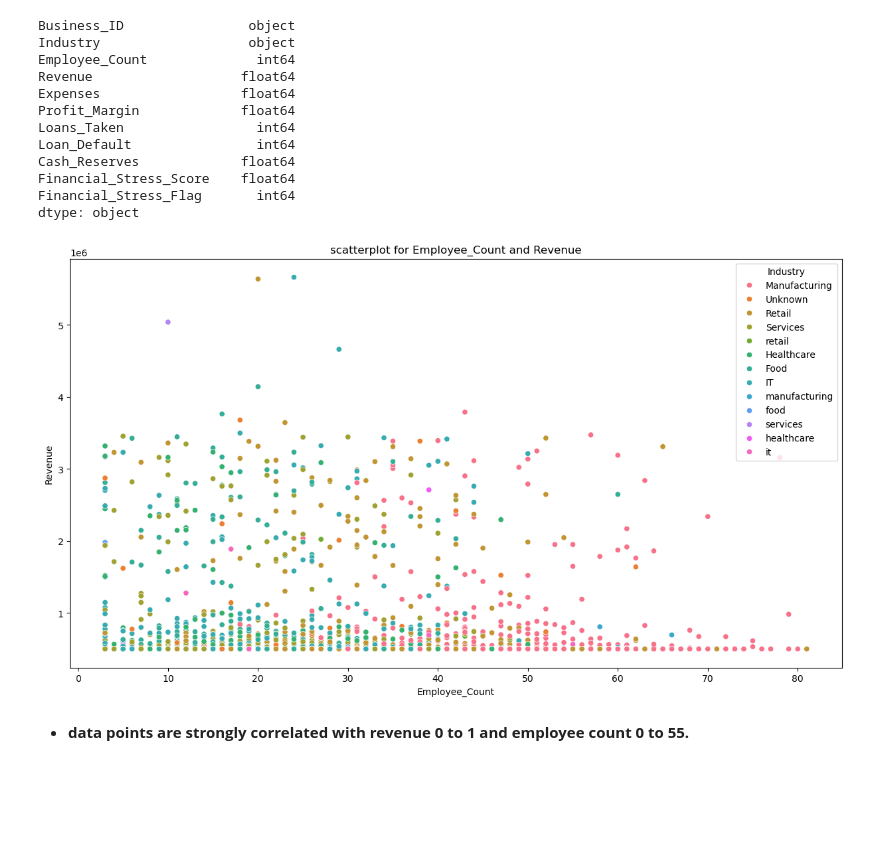
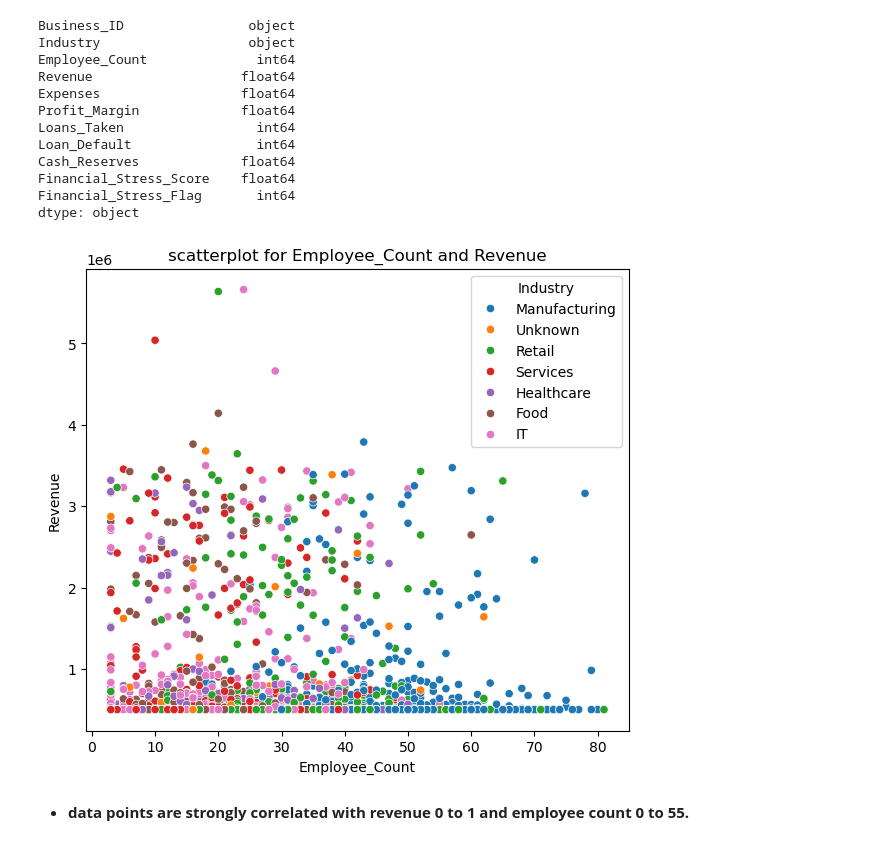
Before and after one commit to ashwinisaundore/SME_Financial_Health_Dataset, a Jupyter notebook: SME_Financial_Health_Dataset.ipynb, the cells around one changed output. Cells and saved outputs as stored; diff of their text form; code cells hidden in the pictures; blank space fills up the shorter version.

```diff
--- a/SME_Financial_Health_Dataset.ipynb
+++ b/SME_Financial_Health_Dataset.ipynb
@@ -334,6 +334,13 @@ Cash_Reserves             float64
 Financial_Stress_Score    float64
 Financial_Stress_Flag       int64
 dtype: object
+# %%
+df['Industry'] = df['Industry'].replace('manufacturing','Manufacturing')
+df['Industry'] = df['Industry'].replace('retail','Retail')
+df['Industry'] = df['Industry'].replace('services','Services')
+df['Industry'] = df['Industry'].replace('food','Food')
+df['Industry'] = df['Industry'].replace('healthcare','Healthcare')
+df['Industry'] = df['Industry'].replace('it','IT')
 # %%
 plt.hist(df['Employee_Count'], color='skyblue', edgecolor='black')
 plt.title('Employee_Count Distribution')
@@ -572,14 +578,14 @@ Financial_Stress_Score    float64
 Financial_Stress_Flag       int64
 dtype: object
 # %%
-plt.figure(figsize = (15,8))
+plt.figure(figsize = (7,6))
 sns.scatterplot(x= "Employee_Count",y ="Revenue",hue="Industry",data = df)
 plt.title("scatterplot for Employee_Count and Revenue")
 plt.xlabel("Employee_Count")
 plt.ylabel("Revenue")
 plt.show()
 # %% [output]
-[figure, old version]
+[figure, new version]
 # %% [markdown]
 - **data points are strongly correlated with revenue 0 to 1 and employee count 0 to 55.**
 # %%
```
Also changed, not shown: parts of 14 cells of this notebook.
